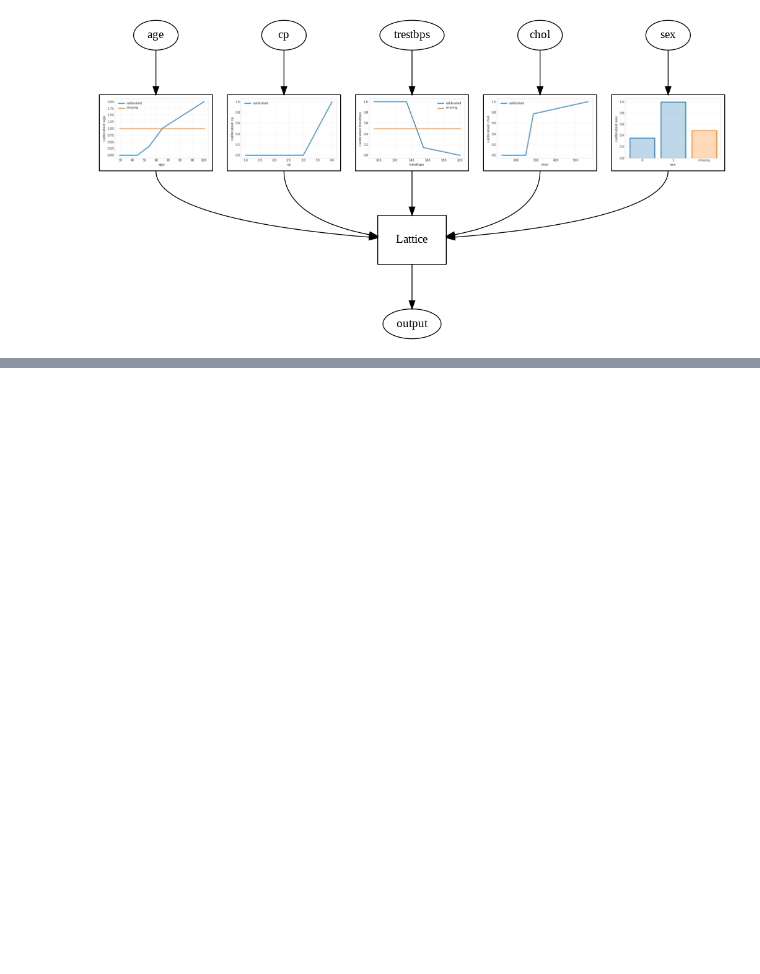
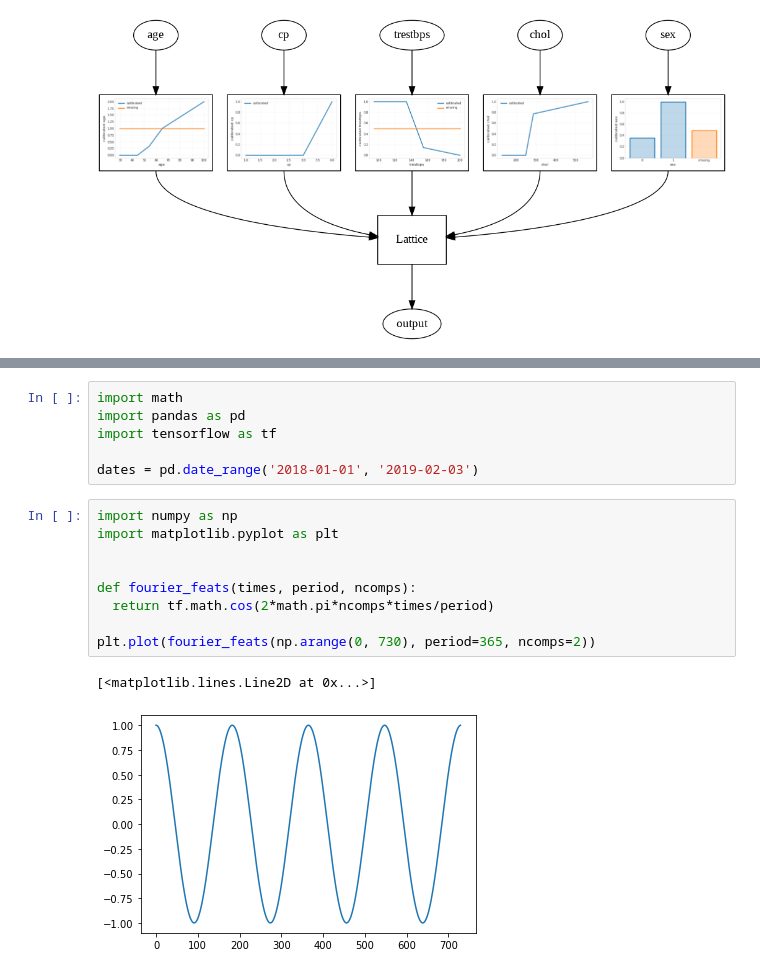
Before and after one commit to RoetGer/decisions-under-uncertainty, a Jupyter notebook: solved_problems.ipynb, the cells around one changed output, grey strips where cells are left out. Saved outputs shown, nothing was run; the diff lists cells and outputs as text; blank space fills up the shorter version.

Commit message:
Start creating fourier features.

```diff
--- a/solved_problems.ipynb
+++ b/solved_problems.ipynb
@@ -1741,0 +1753,18 @@ INFO:tensorflow:Restoring parameters from /tmp/tmpgdawy2n0/1624312589/variables/
+# %%
+import math
+import pandas as pd
+import tensorflow as tf
+
+dates = pd.date_range('2018-01-01', '2019-02-03')
+# %%
+import numpy as np
+import matplotlib.pyplot as plt
+
+
+def fourier_feats(times, period, ncomps):
+  return tf.math.cos(2*math.pi*ncomps*times/period)
+
+plt.plot(fourier_feats(np.arange(0, 730), period=365, ncomps=2))
+# %% [output]
+[<matplotlib.lines.Line2D at 0x...>]
+[figure, added]
```
Also changed, not shown: parts of 2 cells of this notebook.
